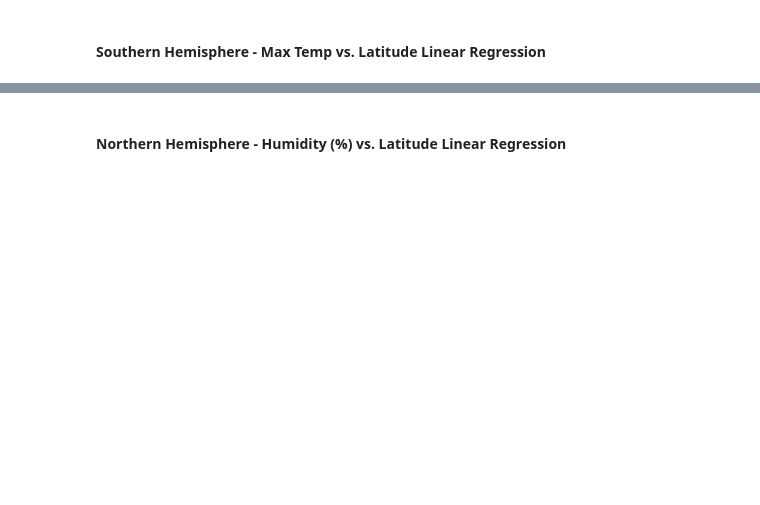
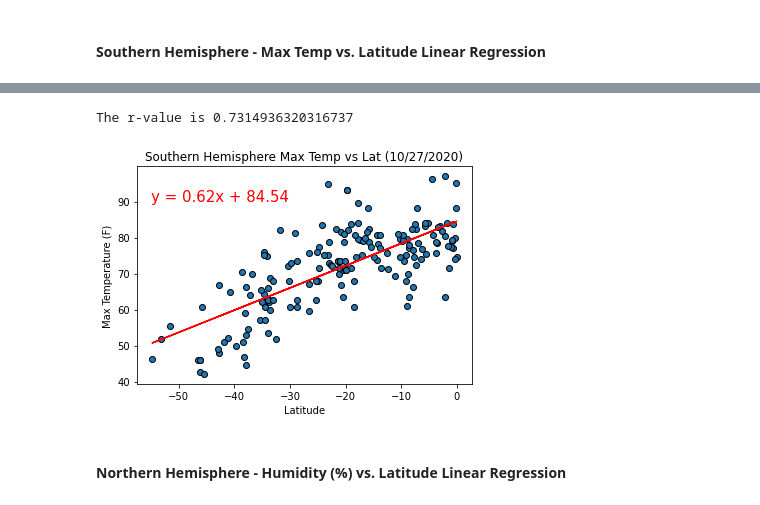
Before and after one commit to Blashford/Python-api-challenge, a Jupyter notebook: Weatherpy.ipynb, the cells around one changed output, grey strips where cells are left out. Cells and saved outputs as stored; diff of their text form; code cells hidden in the pictures; blank space fills up the shorter version.

```diff
--- a/Weatherpy.ipynb
+++ b/Weatherpy.ipynb
@@ -236,6 +236,6 @@ plt.grid()
 ## Linear Regression
 # %%
 north = city_df.loc[city_df['Lat'] >= 0,:]
-south = city_df.loc[city_df['Lat'] <= 0,:]
+south = city_df.loc[city_df['Lat'] < 0,:]
 # %% [markdown]
 ####  Northern Hemisphere - Max Temp vs. Latitude Linear Regression
@@ -252,2 +262,20 @@ The r-value is: 0.6082708688906918
+# %%
+southlat = south['Lat']
+southmax = south['Max Temp']
+
+slope, intercept, rvalue, pvalue, stderr = linregress(southlat, southmax)
+regress = southlat * slope + intercept
+line_eq = "y = " + str(round(slope,2)) + "x + " + str(round(intercept,2))
+
+plt.scatter(southlat, southmax, edgecolors = 'black')
+plt.plot(southlat, regress, 'r-')
+plt.annotate(line_eq,(-55, 90), fontsize=15,color="red")
+plt.xlabel('Latitude')
+plt.ylabel('Max Temperature (F)')
+plt.title('Southern Hemisphere Max Temp vs Lat (10/27/2020)')
+print(f'The r-value is {rvalue}')
+# %% [output]
+The r-value is 0.7314936320316737
+[figure, added]
 # %% [markdown]
 ####  Northern Hemisphere - Humidity (%) vs. Latitude Linear Regression
```
Also changed, not shown: parts of 15 cells of this notebook.
